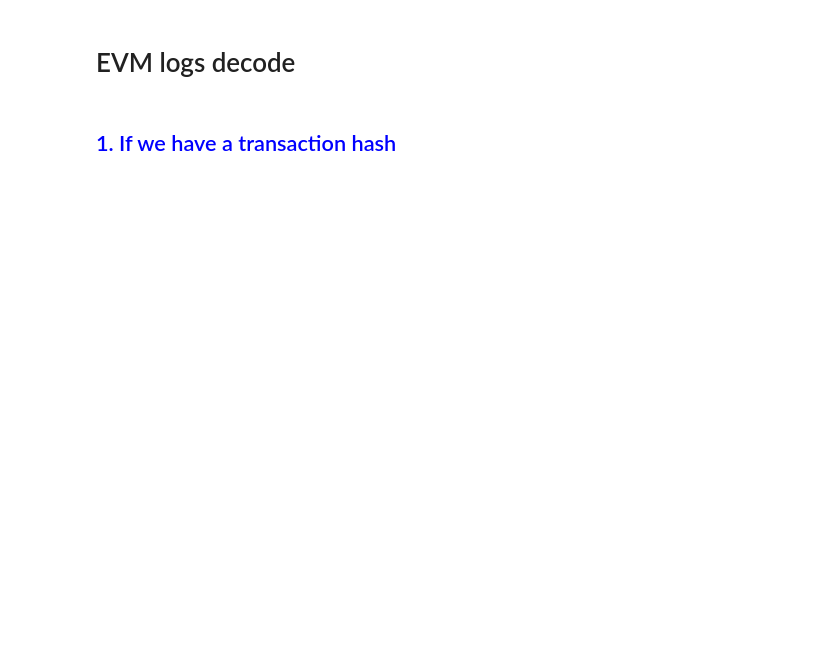
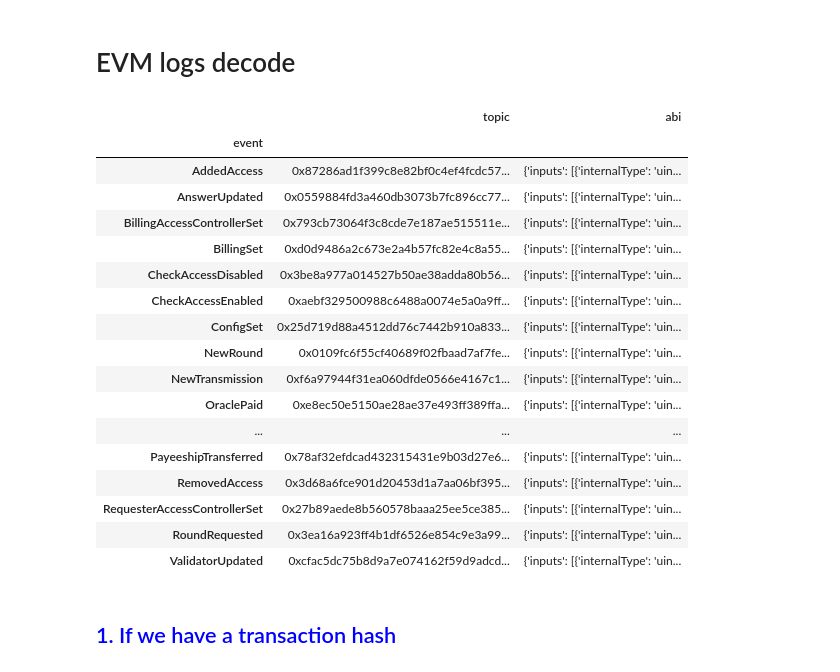
Before and after one commit to amantay-a/misc, a Jupyter notebook: EVM_logs_decode.ipynb, the cells around one changed output. Cells and saved outputs as stored; diff of their text form; code cells hidden in the pictures; blank space fills up the shorter version.

```diff
--- a/EVM_logs_decode.ipynb
+++ b/EVM_logs_decode.ipynb
@@ -32,4 +41,26 @@ abi_str='''
 '''
 abi = json.loads(abi_str)
+# %%
+event_topics = get_events(abi)
+event_topics
+# %% [output]
+|  | topic | abi |
+| event |  |  |
+| AddedAccess | 0x87286ad1f399c8e82bf0c4ef4fcdc57... | {'inputs': [{'internalType': 'uin... |
+| AnswerUpdated | 0x0559884fd3a460db3073b7fc896cc77... | {'inputs': [{'internalType': 'uin... |
+| BillingAccessControllerSet | 0x793cb73064f3c8cde7e187ae515511e... | {'inputs': [{'internalType': 'uin... |
+| BillingSet | 0xd0d9486a2c673e2a4b57fc82e4c8a55... | {'inputs': [{'internalType': 'uin... |
+| CheckAccessDisabled | 0x3be8a977a014527b50ae38adda80b56... | {'inputs': [{'internalType': 'uin... |
+| CheckAccessEnabled | 0xaebf329500988c6488a0074e5a0a9ff... | {'inputs': [{'internalType': 'uin... |
+| ConfigSet | 0x25d719d88a4512dd76c7442b910a833... | {'inputs': [{'internalType': 'uin... |
+| NewRound | 0x0109fc6f55cf40689f02fbaad7af7fe... | {'inputs': [{'internalType': 'uin... |
+| NewTransmission | 0xf6a97944f31ea060dfde0566e4167c1... | {'inputs': [{'internalType': 'uin... |
+| OraclePaid | 0xe8ec50e5150ae28ae37e493ff389ffa... | {'inputs': [{'internalType': 'uin... |
+| ... | ... | ... |
+| PayeeshipTransferred | 0x78af32efdcad432315431e9b03d27e6... | {'inputs': [{'internalType': 'uin... |
+| RemovedAccess | 0x3d68a6fce901d20453d1a7aa06bf395... | {'inputs': [{'internalType': 'uin... |
+| RequesterAccessControllerSet | 0x27b89aede8b560578baaa25ee5ce385... | {'inputs': [{'internalType': 'uin... |
+| RoundRequested | 0x3ea16a923ff4b1df6526e854c9e3a99... | {'inputs': [{'internalType': 'uin... |
+| ValidatorUpdated | 0xcfac5dc75b8d9a7e074162f59d9adcd... | {'inputs': [{'internalType': 'uin... |
 # %% [markdown]
 ## <font color='blue'> 1. If we have a transaction hash </font>
```
Also changed, not shown: parts of 14 cells of this notebook.
